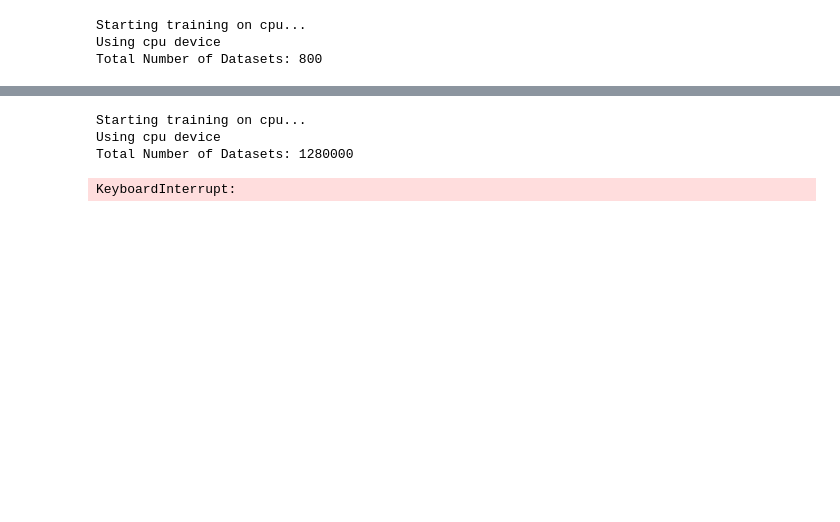
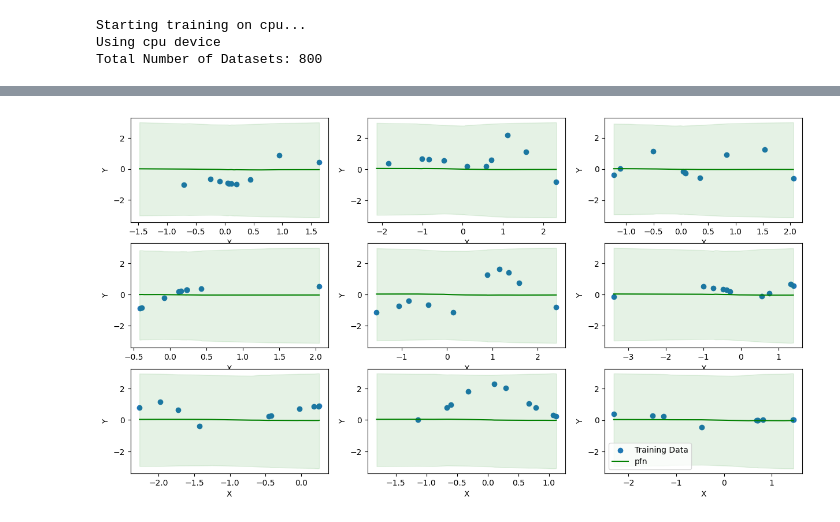
Before and after one commit to vdakov/msc-thesis-learning-priors, a Jupyter notebook: notebooks/experiments-gp-prior.ipynb, the cells around one changed output, grey strips where cells are left out. Drawn from its saved outputs; the diff is of its cells as text; code cells hidden in the pictures; blank space fills up the shorter version.

```diff
--- a/notebooks/experiments-gp-prior.ipynb
+++ b/notebooks/experiments-gp-prior.ipynb
@@ -179,68 +136,15 @@ training_configuration:
-# %%
-print(f"Starting training on {device}...")
-losses, positional_losses, val_losses,  model = train.train(
-    prior_dataloader=prior,
-    criterion=criterion, # Passing the wrapper
-    transformer_configuration=transformer_configuration,
-    generators = generators,
-    training_configuration=training_configuration,
-    prior_hyperparameters=prior_hyperparameters,
-    load_path=None,
-    context_delimiter_generator = context_delimiter_generator,
-    save_folder="../results",
-    experiment_name="test-model-2",
-    device=device
-)
-# %% [output]
-Starting training on cpu...
-Using cpu device
-Total Number of Datasets: 1280000
-KeyboardInterrupt:
 # %%
 num_points_in_dataset = 15
-train_X, train_Y, y_target = prior.get_datasets_from_prior(9, num_points_in_dataset, 1, **hyperparameters)
+num_training_points = num_points_in_dataset - 5
+num_datasets = 9
+
+train_X, train_Y, y_target, _ = prior.get_datasets_from_prior(num_datasets, num_points_in_dataset, 1, **prior_hyperparameters)
 train_X = train_X.to(device)
 train_Y = train_Y.to(device)
 y_target = y_target.to(device)
-num_training_points = num_points_in_dataset - 5
 # %%
-model = model.to(device)
-# Set up grid for subplots
-fig, axes = plt.subplots(3, 3, figsize=(15, 8))
-axes = axes.flatten()
+from visualization.prediction_visualization import show_vanilla_pfn_predictions
 
-for batch_index in range(9):
-    ax = axes[batch_index]
-    train_x = train_X[:num_training_points, batch_index, :]
-    train_y = train_Y[:num_training_points, batch_index]
-    test_x = train_X[:, batch_index, :]
-    with torch.no_grad():
-        logits = model((torch.cat((train_x, test_x)), torch.cat((train_y, torch.zeros(len(test_x), device=device)))), context_pos=num_training_points - 1)
-
-        pred_means = model.criterion.mean(logits)
-        pred_confs = model.criterion.quantile(logits)
-        pred_means = pred_means[-len(test_x):]
-        pred_confs = pred_confs[-len(test_x):]
-        # Plot scatter points for training data
-        ax.scatter(train_x[..., 0].cpu().numpy(), train_y.cpu().numpy(), label="Training Data")
-
-    # Plot model predictions
-    order_test_x = test_x[:, 0].cpu().argsort()
-    ax.plot(
-        test_x[order_test_x, 0].cpu().numpy(),
-        pred_means[order_test_x].cpu().numpy(),
-        color='green',
-        label='pfn'
-    )
-    ax.fill_between(
-        test_x[order_test_x, 0].cpu().numpy(),
-        pred_confs[order_test_x][:, 0].cpu().numpy(),
-        pred_confs[order_test_x][:, 1].cpu().numpy(),
-        alpha=.1,
-        color='green'
-    )
-    ax.set_xlabel('X')
-    ax.set_ylabel('Y')
-
-plt.legend()
-plt.show()
+show_vanilla_pfn_predictions(model, train_X, train_Y, num_datasets, num_training_points, device)
+# %% [output]
+[figure, added]
```
Also changed, not shown: parts of 13 cells of this notebook, 6 other files.
